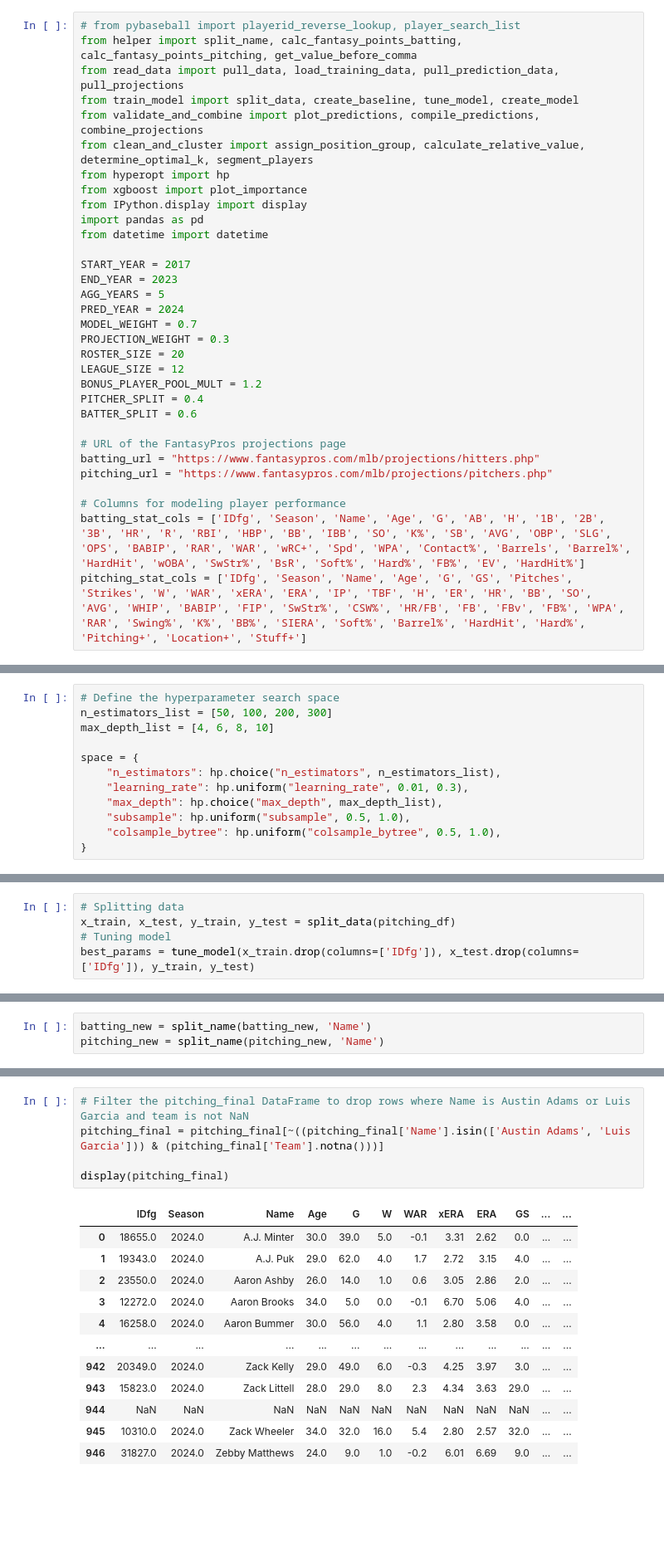
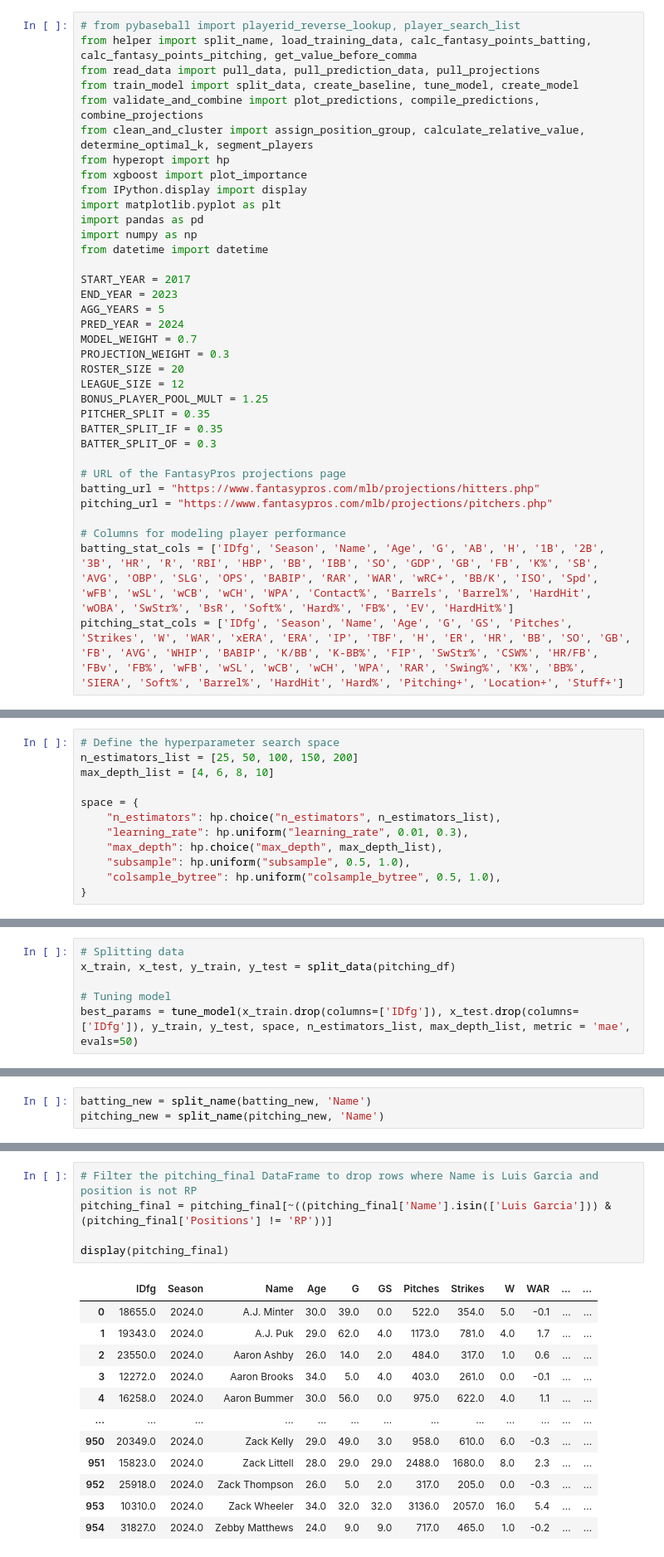
Before and after one commit to boon-man/baseball_modeling, a Jupyter notebook: run_model.ipynb, the cells around one changed output, grey strips where cells are left out. Shown at 83% size. Saved outputs shown, nothing was run; the diff lists cells and outputs as text; blank space fills up the shorter version.

```diff
--- a/run_model.ipynb
+++ b/run_model.ipynb
@@ -1,14 +1,16 @@
 # %%
 # from pybaseball import playerid_reverse_lookup, player_search_list
-from helper import split_name, calc_fantasy_points_batting, calc_fantasy_points_pitching, get_value_before_comma
-from read_data import pull_data, load_training_data, pull_prediction_data, pull_projections
+from helper import split_name, load_training_data, calc_fantasy_points_batting, calc_fantasy_points_pitching, get_value_before_comma
+from read_data import pull_data, pull_prediction_data, pull_projections
 from train_model import split_data, create_baseline, tune_model, create_model
 from validate_and_combine import plot_predictions, compile_predictions, combine_projections
 from clean_and_cluster import assign_position_group, calculate_relative_value, determine_optimal_k, segment_players
 from hyperopt import hp
 from xgboost import plot_importance
 from IPython.display import display
+import matplotlib.pyplot as plt
 import pandas as pd
+import numpy as np
 from datetime import datetime
 
 START_YEAR = 2017
@@ -19,15 +21,16 @@ MODEL_WEIGHT = 0.7
 PROJECTION_WEIGHT = 0.3
 ROSTER_SIZE = 20
 LEAGUE_SIZE = 12
-BONUS_PLAYER_POOL_MULT = 1.2
-PITCHER_SPLIT = 0.4
-BATTER_SPLIT = 0.6
+BONUS_PLAYER_POOL_MULT = 1.25
+PITCHER_SPLIT = 0.35
+BATTER_SPLIT_IF = 0.35
+BATTER_SPLIT_OF = 0.3
 
 # URL of the FantasyPros projections page
 batting_url = "https://www.fantasypros.com/mlb/projections/hitters.php"
 pitching_url = "https://www.fantasypros.com/mlb/projections/pitchers.php"
 
 # Columns for modeling player performance
-batting_stat_cols = ['IDfg', 'Season', 'Name', 'Age', 'G', 'AB', 'H', '1B', '2B', '3B', 'HR', 'R', 'RBI', 'HBP', 'BB', 'IBB', 'SO', 'K%', 'SB', 'AVG', 'OBP', 'SLG', 'OPS', 'BABIP', 'RAR', 'WAR', 'wRC+', 'Spd', 'WPA', 'Contact%', 'Barrels', 'Barrel%', 'HardHit', 'wOBA', 'SwStr%', 'BsR', 'Soft%', 'Hard%', 'FB%', 'EV', 'HardHit%']
-pitching_stat_cols = ['IDfg', 'Season', 'Name', 'Age', 'G', 'GS', 'Pitches', 'Strikes', 'W', 'WAR', 'xERA', 'ERA', 'IP', 'TBF', 'H', 'ER', 'HR', 'BB', 'SO', 'AVG', 'WHIP', 'BABIP', 'FIP', 'SwStr%', 'CSW%', 'HR/FB', 'FB', 'FBv', 'FB%', 'WPA', 'RAR', 'Swing%', 'K%', 'BB%', 'SIERA', 'Soft%', 'Barrel%', 'HardHit', 'Hard%', 'Pitching+', 'Location+', 'Stuff+']
+batting_stat_cols = ['IDfg', 'Season', 'Name', 'Age', 'G', 'AB', 'H', '1B', '2B', '3B', 'HR', 'R', 'RBI', 'HBP', 'BB', 'IBB', 'SO', 'GDP', 'GB', 'FB', 'K%', 'SB', 'AVG', 'OBP', 'SLG', 'OPS', 'BABIP', 'RAR', 'WAR', 'wRC+', 'BB/K', 'ISO', 'Spd', 'wFB', 'wSL', 'wCB', 'wCH', 'WPA', 'Contact%', 'Barrels', 'Barrel%', 'HardHit', 'wOBA', 'SwStr%', 'BsR', 'Soft%', 'Hard%', 'FB%', 'EV', 'HardHit%']
+pitching_stat_cols = ['IDfg', 'Season', 'Name', 'Age', 'G', 'GS', 'Pitches', 'Strikes', 'W', 'WAR', 'xERA', 'ERA', 'IP', 'TBF', 'H', 'ER', 'HR', 'BB', 'SO', 'GB', 'FB', 'AVG', 'WHIP', 'BABIP', 'K/BB', 'K-BB%', 'FIP', 'SwStr%', 'CSW%', 'HR/FB', 'FBv', 'FB%', 'wFB', 'wSL', 'wCB', 'wCH', 'WPA', 'RAR', 'Swing%', 'K%', 'BB%', 'SIERA', 'Soft%', 'Barrel%', 'HardHit', 'Hard%', 'Pitching+', 'Location+', 'Stuff+']
 # %%
@@ -176,7 +200,7 @@ display(pitching_comp)
 # Building Final Models
 # %%
 # Define the hyperparameter search space
-n_estimators_list = [50, 100, 200, 300]
+n_estimators_list = [25, 50, 100, 150, 200]
 max_depth_list = [4, 6, 8, 10]
 
 space = {
@@ -232,6 +257,7 @@ display(batting_comp)
 # %%
 # Splitting data
 x_train, x_test, y_train, y_test = split_data(pitching_df)
+
 # Tuning model
-best_params = tune_model(x_train.drop(columns=['IDfg']), x_test.drop(columns=['IDfg']), y_train, y_test)
+best_params = tune_model(x_train.drop(columns=['IDfg']), x_test.drop(columns=['IDfg']), y_train, y_test, space, n_estimators_list, max_depth_list, metric = 'mae', evals=50)
 # %% [output]
@@ -481,18 +508,18 @@ Duplicate rows found:
 # %%
-# Filter the pitching_final DataFrame to drop rows where Name is Austin Adams or Luis Garcia and team is not NaN
-pitching_final = pitching_final[~((pitching_final['Name'].isin(['Austin Adams', 'Luis Garcia'])) & (pitching_final['Team'].notna()))]
+# Filter the pitching_final DataFrame to drop rows where Name is Luis Garcia and position is not RP
+pitching_final = pitching_final[~((pitching_final['Name'].isin(['Luis Garcia'])) & (pitching_final['Positions'] != 'RP'))]
 
 display(pitching_final)
 # %% [output]
-|  | IDfg | Season | Name | Age | G | W | WAR | xERA | ERA | GS | ... | ... |
-| 0 | 18655.0 | 2024.0 | A.J. Minter | 30.0 | 39.0 | 5.0 | -0.1 | 3.31 | 2.62 | 0.0 | ... | ... |
-| 1 | 19343.0 | 2024.0 | A.J. Puk | 29.0 | 62.0 | 4.0 | 1.7 | 2.72 | 3.15 | 4.0 | ... | ... |
-| 2 | 23550.0 | 2024.0 | Aaron Ashby | 26.0 | 14.0 | 1.0 | 0.6 | 3.05 | 2.86 | 2.0 | ... | ... |
-| 3 | 12272.0 | 2024.0 | Aaron Brooks | 34.0 | 5.0 | 0.0 | -0.1 | 6.70 | 5.06 | 4.0 | ... | ... |
-| 4 | 16258.0 | 2024.0 | Aaron Bummer | 30.0 | 56.0 | 4.0 | 1.1 | 2.80 | 3.58 | 0.0 | ... | ... |
+|  | IDfg | Season | Name | Age | G | GS | Pitches | Strikes | W | WAR | ... | ... |
+| 0 | 18655.0 | 2024.0 | A.J. Minter | 30.0 | 39.0 | 0.0 | 522.0 | 354.0 | 5.0 | -0.1 | ... | ... |
+| 1 | 19343.0 | 2024.0 | A.J. Puk | 29.0 | 62.0 | 4.0 | 1173.0 | 781.0 | 4.0 | 1.7 | ... | ... |
+| 2 | 23550.0 | 2024.0 | Aaron Ashby | 26.0 | 14.0 | 2.0 | 484.0 | 317.0 | 1.0 | 0.6 | ... | ... |
+| 3 | 12272.0 | 2024.0 | Aaron Brooks | 34.0 | 5.0 | 4.0 | 403.0 | 261.0 | 0.0 | -0.1 | ... | ... |
+| 4 | 16258.0 | 2024.0 | Aaron Bummer | 30.0 | 56.0 | 0.0 | 975.0 | 622.0 | 4.0 | 1.1 | ... | ... |
 | ... | ... | ... | ... | ... | ... | ... | ... | ... | ... | ... | ... | ... |
-| 942 | 20349.0 | 2024.0 | Zack Kelly | 29.0 | 49.0 | 6.0 | -0.3 | 4.25 | 3.97 | 3.0 | ... | ... |
-| 943 | 15823.0 | 2024.0 | Zack Littell | 28.0 | 29.0 | 8.0 | 2.3 | 4.34 | 3.63 | 29.0 | ... | ... |
-| 944 | NaN | NaN | NaN | NaN | NaN | NaN | NaN | NaN | NaN | NaN | ... | ... |
-| 945 | 10310.0 | 2024.0 | Zack Wheeler | 34.0 | 32.0 | 16.0 | 5.4 | 2.80 | 2.57 | 32.0 | ... | ... |
-| 946 | 31827.0 | 2024.0 | Zebby Matthews | 24.0 | 9.0 | 1.0 | -0.2 | 6.01 | 6.69 | 9.0 | ... | ... |
+| 950 | 20349.0 | 2024.0 | Zack Kelly | 29.0 | 49.0 | 3.0 | 958.0 | 610.0 | 6.0 | -0.3 | ... | ... |
+| 951 | 15823.0 | 2024.0 | Zack Littell | 28.0 | 29.0 | 29.0 | 2488.0 | 1680.0 | 8.0 | 2.3 | ... | ... |
+| 952 | 25918.0 | 2024.0 | Zack Thompson | 26.0 | 5.0 | 2.0 | 317.0 | 205.0 | 0.0 | -0.3 | ... | ... |
+| 953 | 10310.0 | 2024.0 | Zack Wheeler | 34.0 | 32.0 | 32.0 | 3136.0 | 2057.0 | 16.0 | 5.4 | ... | ... |
+| 954 | 31827.0 | 2024.0 | Zebby Matthews | 24.0 | 9.0 | 9.0 | 717.0 | 465.0 | 1.0 | -0.2 | ... | ... |
```
Also changed, not shown: parts of 49 cells of this notebook, 6 other files.
